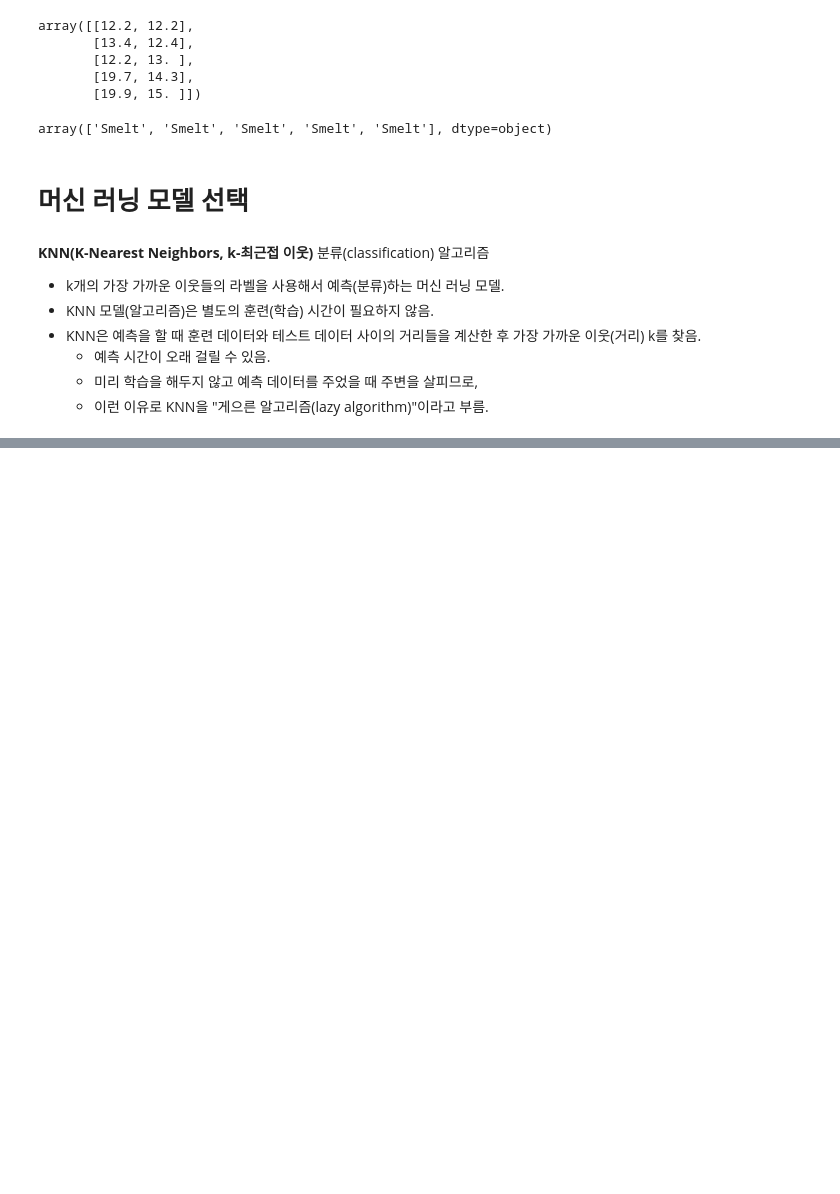
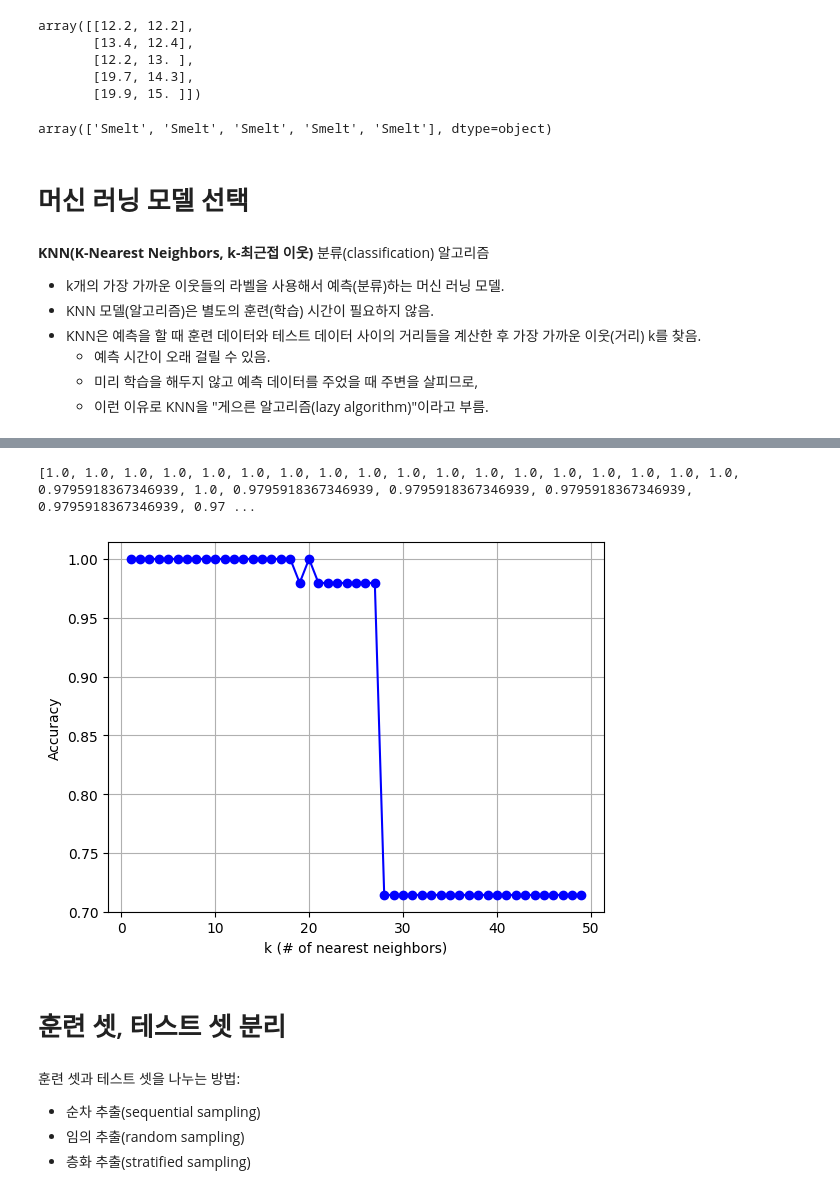
Before and after one commit to unit9090/machine_learning, a Jupyter notebook: ml02_knn.ipynb, the cells around one changed output, grey strips where cells are left out. Saved outputs shown, nothing was run; the diff lists cells and outputs as text; code cells hidden in the pictures; blank space fills up the shorter version.

```diff
--- a/ml02_knn.ipynb
+++ b/ml02_knn.ipynb
@@ -317,0 +472,42 @@ array(['Smelt', 'Smelt', 'Smelt', 'Smelt', 'Smelt'], dtype=object)
+# %%
+# 강사님 코드
+# accuracies = 정확도를 저장할 배열
+accuracies = []     # k값의 변화에 따른 KNN 모델의 정확도를 저장하기 위한 리스트
+
+# k = [1, 50) 범위에서 반복:
+k_values = np.arange(1, 50)     # [1, 2, 3, ..., 48, 49]
+for k in k_values:
+    # KNN(n_neighbors=k) 객체 생성
+    knn_clf = KNeighborsClassifier(n_neighbors = k)     # KNN 분류기 모델 생성
+
+    # KNN.훈련(X, y)
+    knn_clf.fit(X, y)   # KNN 모델 훈련(데이터 학습)
+
+    # KNN.예측(X)
+    y_pred = knn_clf.predict(X)     # 훈련된 모델에서 훈련 셋의 예측값을 계산
+
+    # 정확도 계산 -> 배열에 저장
+    acc = np.mean(y == y_pred)      # 예측값의 정확도
+    accuracies.append(acc)          # 리스트에 정확도를 추가
+
+print(accuracies)
+
+# 그래프 그리기
+plt.plot(k_values, accuracies, 'bo-')
+
+plt.grid()
+plt.xlabel('k (# of nearest neighbors)')
+plt.ylabel('Accuracy')
+
+plt.show()
+# %% [output]
+[1.0, 1.0, 1.0, 1.0, 1.0, 1.0, 1.0, 1.0, 1.0, 1.0, 1.0, 1.0, 1.0, 1.0, 1.0, 1.0, 1.0, 1.0, 0.9795918367346939, 1.0, 0.9795918367346939, 0.9795918367346939, 0.9795918367346939, 0.9795918367346939, 0.97 ...
+[figure, added]
+# %% [markdown]
+# 훈련 셋, 테스트 셋 분리
+# %% [markdown]
+훈련 셋과 테스트 셋을 나누는 방법:
+
+* 순차 추출(sequential sampling)
+* 임의 추출(random sampling)
+* 층화 추출(stratified sampling)
```
Also changed, not shown: parts of 63 cells of this notebook.
